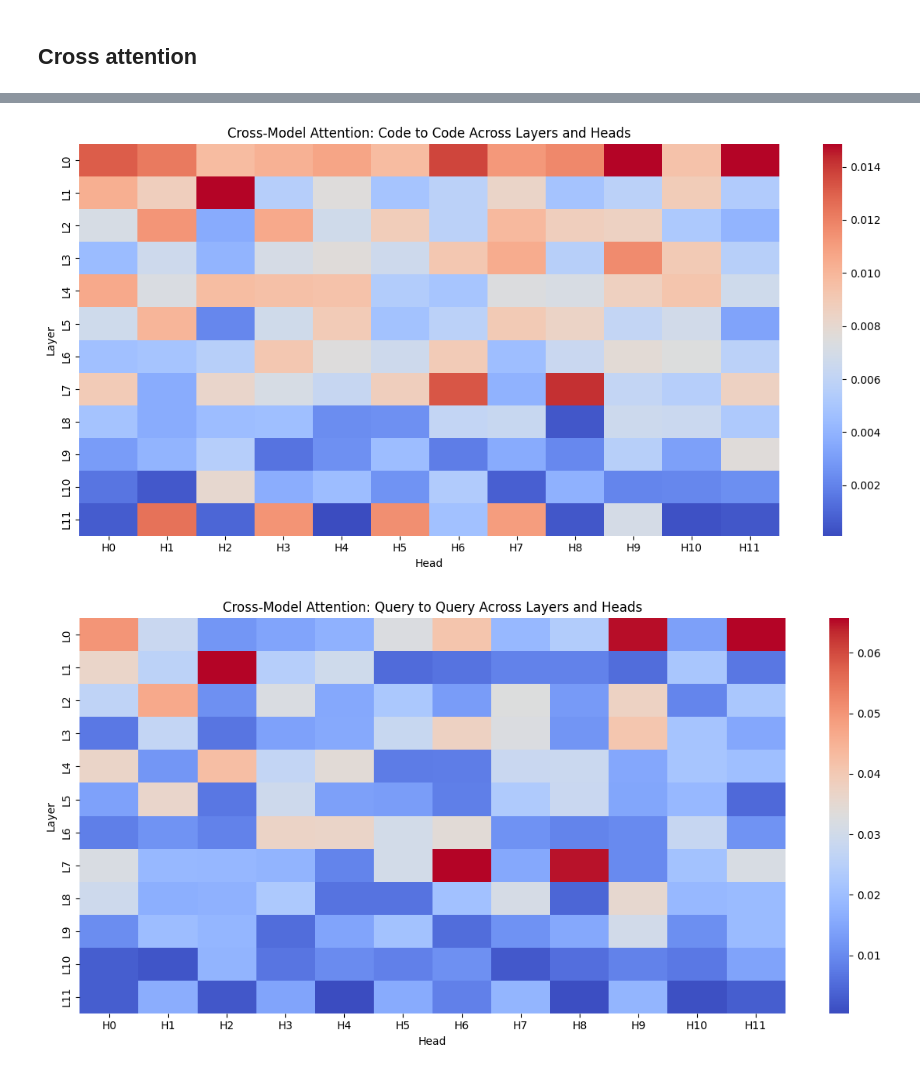
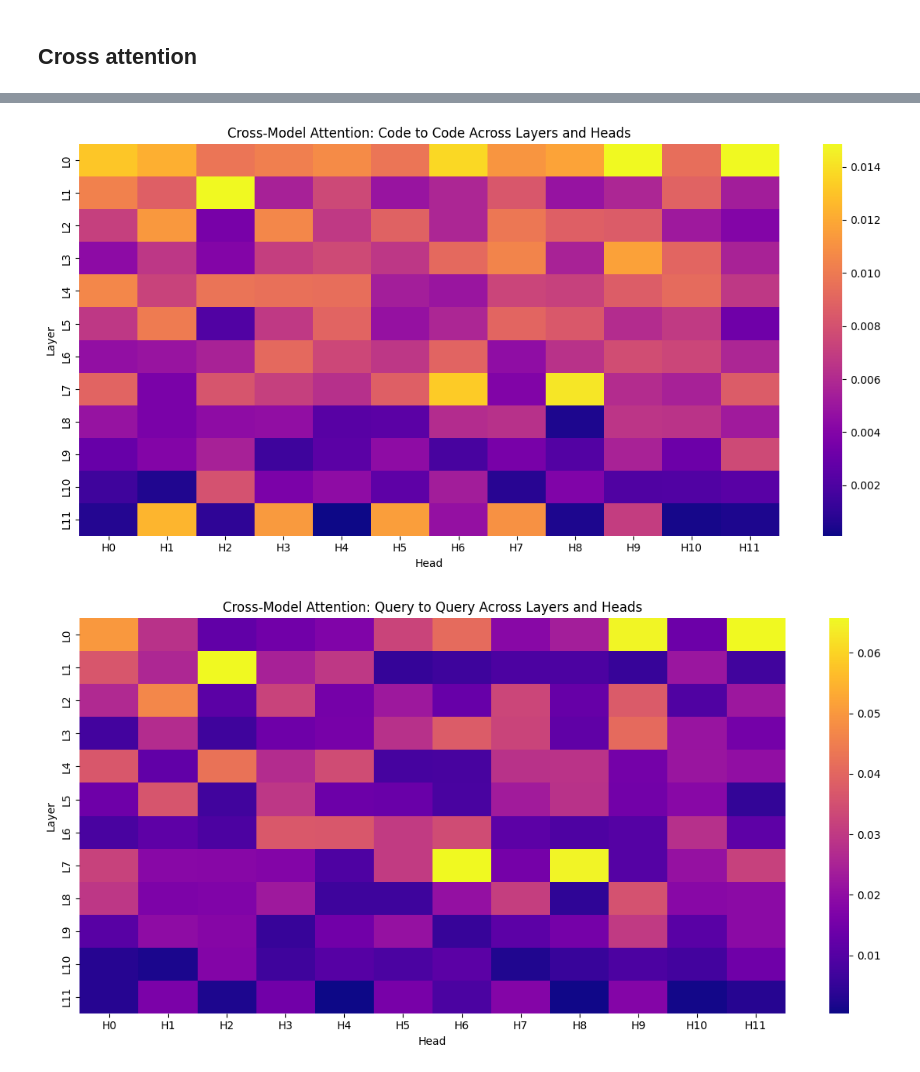
Before and after one commit to uttamkn/codebert-heads, a Jupyter notebook: crossbert.ipynb, the cells around one changed output, grey strips where cells are left out. Drawn from its saved outputs; the diff is of its cells as text; code cells hidden in the pictures.

```diff
--- a/crossbert.ipynb
+++ b/crossbert.ipynb
@@ -120,0 +123,7 @@ s
+# %%
+def get_std(attention_matrix):
+    """
+    Calculate the standard deviation of the attention matrix.
+    """
+    flatention_matrix = attention_matrix.flatten()
+    return flatention_matrix.std().item()
@@ -120,0 +137,7 @@ s
+# %%
+def get_max(attention_matrix):
+    """
+    Calculate the maximum value of the attention matrix.
+    """
+    flatention_matrix = attention_matrix.flatten()
+    return flatention_matrix.max().item()
@@ -168,6 +196,8 @@ def analyze_attention(attention_data, sep_indices):
                 # Calculate metrics
                 results[f"layer_{i}"][f"batch_{j}"][f"head_{k}"]["entropy"] = get_entropy(attention_head)
                 results[f"layer_{i}"][f"batch_{j}"][f"head_{k}"]["sparsity"] = get_sparsity(attention_head)
+                results[f"layer_{i}"][f"batch_{j}"][f"head_{k}"]["std"] = get_std(attention_head)
+                results[f"layer_{i}"][f"batch_{j}"][f"head_{k}"]["max"] = get_max(attention_head)
                 results[f"layer_{i}"][f"batch_{j}"][f"head_{k}"]["cross_model_attn"] = cross_model_attn(attention_head, sep_indices[j])
     return results
 # %%
@@ -181,6 +211,8 @@ num_heads = attention_data[0].shape[1]  # shape: [batch_size, num_heads, seq_len
 
 entropy_matrix = np.zeros((num_layers, num_heads))
 sparsity_matrix = np.zeros((num_layers, num_heads))
+std_matrix = np.zeros((num_layers, num_heads))
+max_matrix = np.zeros((num_layers, num_heads))
 q2c_matrix = np.zeros((num_layers, num_heads))
 c2q_matrix = np.zeros((num_layers, num_heads))
 c2c_matrix = np.zeros((num_layers, num_heads))
@@ -188,11 +220,13 @@ q2q_matrix = np.zeros((num_layers, num_heads))
 
 for i in range(num_layers):
     for k in range(num_heads):
-        entropy_vals, sparsity_vals, q2c_vals, c2q_vals, c2c_vals, q2q_vals = [], [], [], [], [], []
+        entropy_vals, sparsity_vals, std_vals, max_vals, q2c_vals, c2q_vals, c2c_vals, q2q_vals = [], [], [], [], [], [], [], []
         for j in range(attention_data[0].shape[0]):  # batch_size
             head_data = res[f"layer_{i}"][f"batch_{j}"][f"head_{k}"]
             entropy_vals.append(head_data["entropy"])
             sparsity_vals.append(head_data["sparsity"])
+            std_vals.append(head_data["std"])
+            max_vals.append(head_data["max"])
             q2c_vals.append(head_data["cross_model_attn"]["query_to_code"])
             c2q_vals.append(head_data["cross_model_attn"]["code_to_query"])
             c2c_vals.append(head_data["cross_model_attn"]["code_to_code"])
@@ -200,6 +234,8 @@ for i in range(num_layers):
 
         entropy_matrix[i, k] = np.mean(entropy_vals)
         sparsity_matrix[i, k] = np.mean(sparsity_vals)
+        std_matrix[i, k] = np.mean(std_vals)
+        max_matrix[i, k] = np.mean(max_vals)
         q2c_matrix[i, k] = np.mean(q2c_vals)
         c2q_matrix[i, k] = np.mean(c2q_vals)
         c2c_matrix[i, k] = np.mean(c2c_vals)
@@ -242,7 +310,7 @@ x = [q2c_matrix, c2q_matrix, c2c_matrix, q2q_matrix]
 titles = ["Query to Code", "Code to Query", "Code to Code", "Query to Query"]
 for i, matrix in enumerate(x):
     plt.figure(figsize=(12, 6))
-    sns.heatmap(matrix, annot=False, cmap="coolwarm", xticklabels=[f"H{i}" for i in range(num_heads)],
+    sns.heatmap(matrix, annot=False, cmap="plasma", xticklabels=[f"H{i}" for i in range(num_heads)],
                 yticklabels=[f"L{i}" for i in range(num_layers)])
     plt.title(f"Cross-Model Attention: {titles[i]} Across Layers and Heads")
     plt.xlabel("Head")
@@ -255,2 +323,2 @@ for i, matrix in enumerate(x):
-[figure, old version]
+[figure, new version]
-[figure, old version]
+[figure, new version]
```
Also changed, not shown: parts of 11 cells of this notebook.
